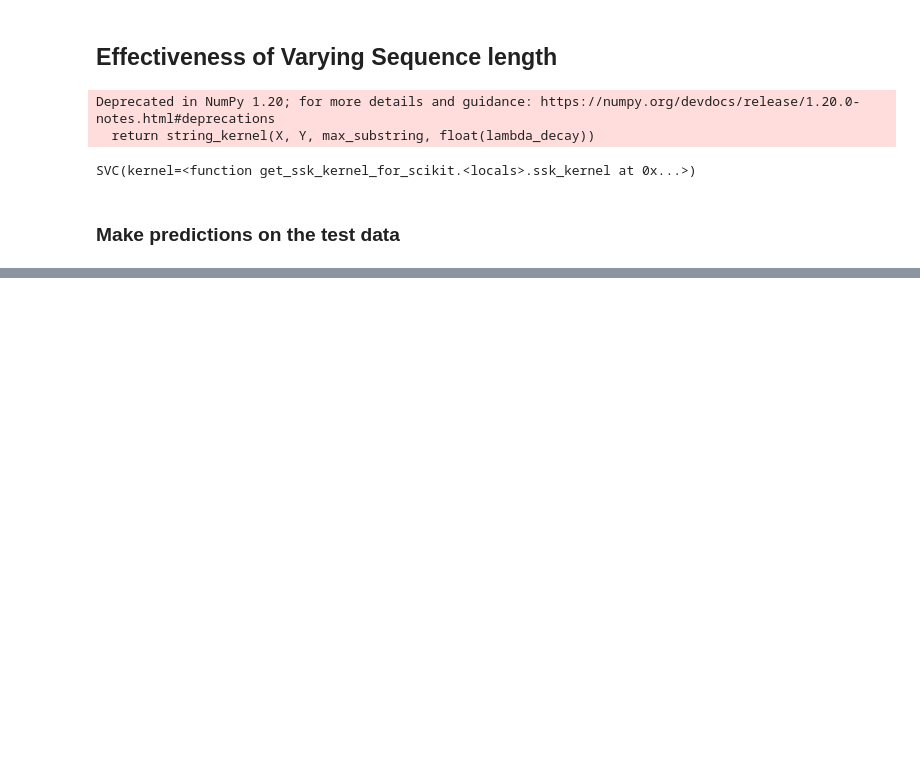
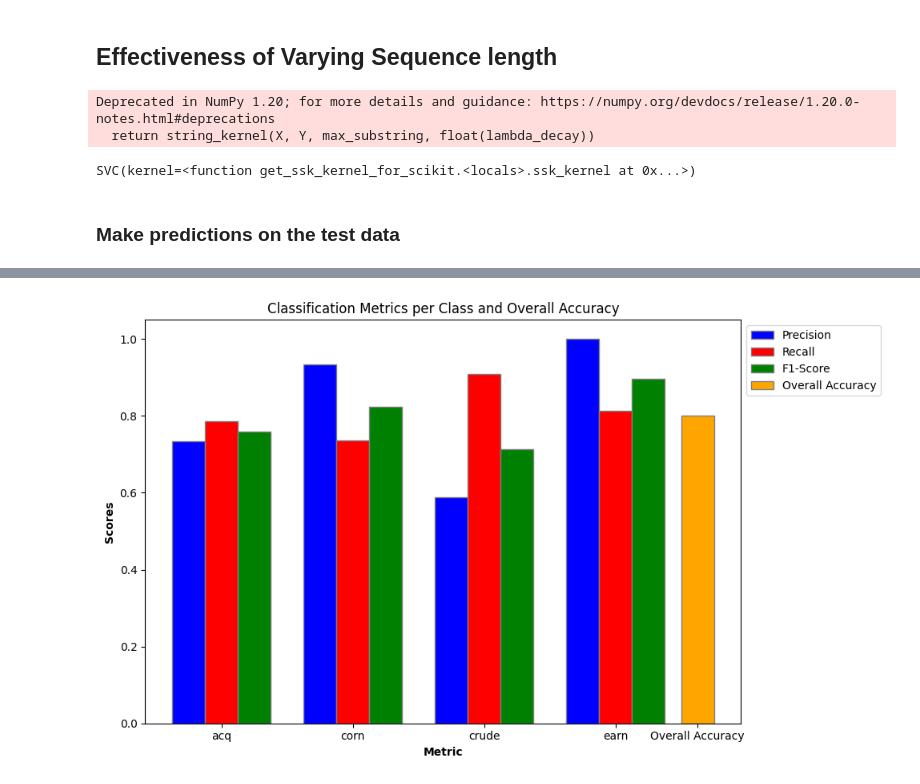
Before and after one commit to lkrcelic/UZOP, a Jupyter notebook: data_calculation.ipynb, the cells around one changed output, grey strips where cells are left out. Saved outputs shown, nothing was run; the diff lists cells and outputs as text; code cells hidden in the pictures; blank space fills up the shorter version.

```diff
--- a/data_calculation.ipynb
+++ b/data_calculation.ipynb
@@ -142,11 +235,9 @@ from sklearn.svm import SVC
 from string_kernel import string_kernel
 
 # Define the SSK kernel parameters
-max_substring = 5
+max_substring = 3
 lambda_decay = 0.8
 
-# Assuming `string_kernel` is properly imported and callable
-# Define the wrapper function for the string kernel to be used with scikit-learn
 def get_ssk_kernel_for_scikit(max_substring, lambda_decay):
     def ssk_kernel(X, Y):
         if X.ndim < 2:
@@ -165,9 +256,6 @@ clf = SVC(kernel=my_ssk_kernel)
 
 # Train the SVM classifier
 clf.fit(X_train, y_train)
-
-# Now you can make predictions and evaluate the classifier
-# ...
 # %% [output]
 Deprecated in NumPy 1.20; for more details and guidance: https://numpy.org/devdocs/release/1.20.0-notes.html#deprecations
   return string_kernel(X, Y, max_substring, float(lambda_decay))
@@ -189,0 +288,45 @@ KeyboardInterrupt:
+# %%
+import matplotlib.pyplot as plt
+import numpy as np
+from sklearn.metrics import classification_report, accuracy_score
+
+
+report = classification_report(y_test, y_pred, output_dict=True)
+
+labels = ['acq', 'corn', 'crude', 'earn']
+precision = [report[label]['precision'] for label in labels]
+recall = [report[label]['recall'] for label in labels]
+f1_score = [report[label]['f1-score'] for label in labels]
+
+overallAccuracy = accuracy_score(y_test, y_pred)
+
+bar_width = 0.25
+
+# Positions for the first three sets of bars (precision, recall, f1-score)
+r1 = np.arange(len(precision))
+r2 = [x + bar_width for x in r1]
+r3 = [x + bar_width for x in r2]
+
+# Make the plot
+plt.figure(figsize=(10, 6))
+
+plt.bar(r1, precision, color='blue', width=bar_width, edgecolor='grey', label='Precision')
+plt.bar(r2, recall, color='red', width=bar_width, edgecolor='grey', label='Recall')
+plt.bar(r3, f1_score, color='green', width=bar_width, edgecolor='grey', label='F1-Score')
+
+# Plotting the overall accuracy separately on the far right
+overall_accuracy_bar_pos = r3[-1] + 1.5 * bar_width  # Adjust the 1.5 if needed
+plt.bar(overall_accuracy_bar_pos, overallAccuracy, color='orange', width=bar_width, edgecolor='grey', label='Overall Accuracy')
+
+# Add xticks on the middle of the group bars and for the overall accuracy
+plt.xlabel('Metric', fontweight='bold')
+plt.ylabel('Scores', fontweight='bold')
+plt.xticks([r + bar_width for r in range(len(precision))] + [overall_accuracy_bar_pos], labels + ['Overall Accuracy'])
+
+# Create legend & Show graphic
+plt.title('Classification Metrics per Class and Overall Accuracy')
+plt.legend(loc='upper left', bbox_to_anchor=(1,1))  # Place legend outside to the top
+plt.tight_layout()
+plt.show()
+# %% [output]
+[figure, added]
```
Also changed, not shown: parts of 10 cells of this notebook.
